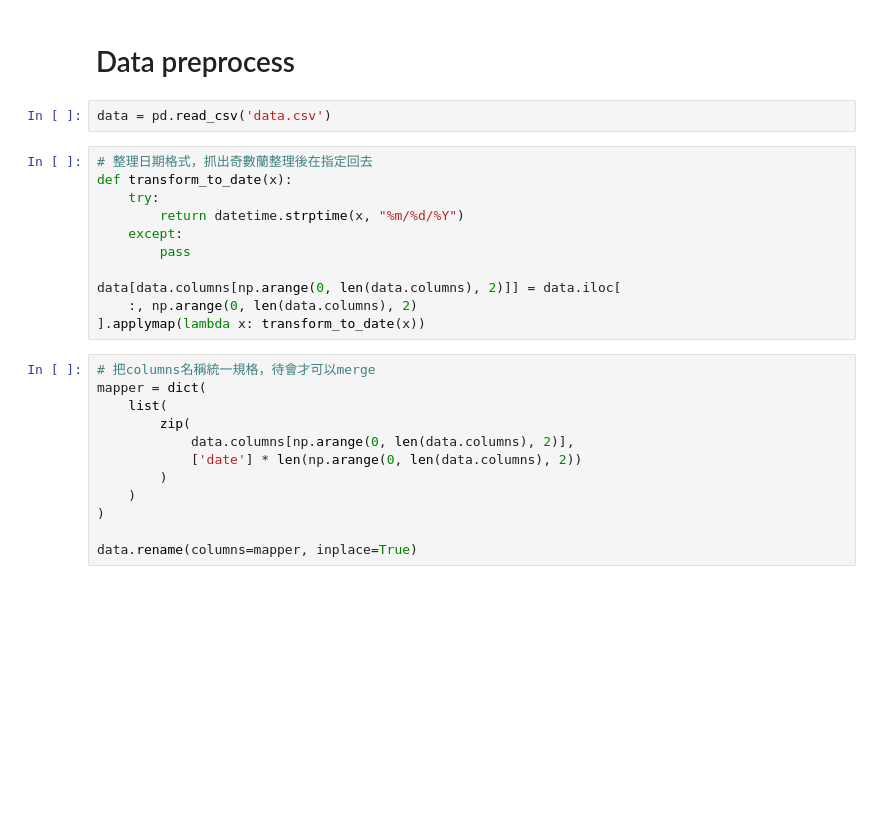
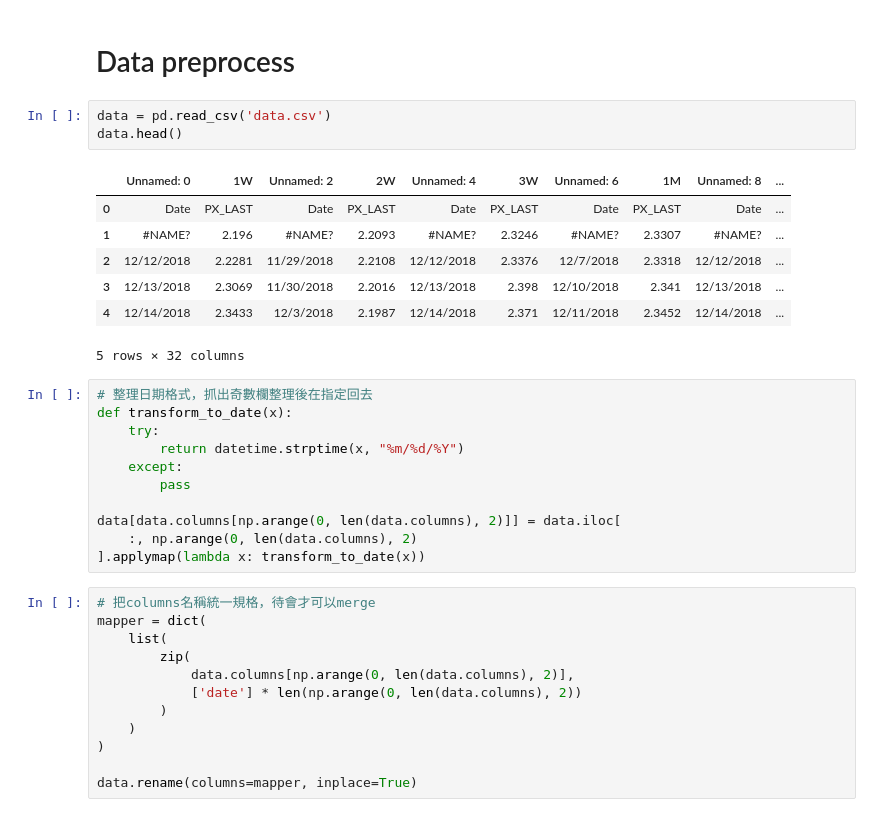
Before and after one commit to Andy-Liu66/Ad_hoc_task, a Jupyter notebook: Curve fitting/curve fitting.ipynb, the cells around one changed output. Cells and saved outputs as stored; diff of their text form; blank space fills up the shorter version.

```diff
--- a/Curve fitting/curve fitting.ipynb
+++ b/Curve fitting/curve fitting.ipynb
@@ -7,8 +7,17 @@ import matplotlib.pyplot as plt
 # Data preprocess
 # %%
 data = pd.read_csv('data.csv')
+data.head()
+# %% [output]
+|  | Unnamed: 0 | 1W | Unnamed: 2 | 2W | Unnamed: 4 | 3W | Unnamed: 6 | 1M | Unnamed: 8 | ... |
+| 0 | Date | PX_LAST | Date | PX_LAST | Date | PX_LAST | Date | PX_LAST | Date | ... |
+| 1 | #NAME? | 2.196 | #NAME? | 2.2093 | #NAME? | 2.3246 | #NAME? | 2.3307 | #NAME? | ... |
+| 2 | 12/12/2018 | 2.2281 | 11/29/2018 | 2.2108 | 12/12/2018 | 2.3376 | 12/7/2018 | 2.3318 | 12/12/2018 | ... |
+| 3 | 12/13/2018 | 2.3069 | 11/30/2018 | 2.2016 | 12/13/2018 | 2.398 | 12/10/2018 | 2.341 | 12/13/2018 | ... |
+| 4 | 12/14/2018 | 2.3433 | 12/3/2018 | 2.1987 | 12/14/2018 | 2.371 | 12/11/2018 | 2.3452 | 12/14/2018 | ... |
+5 rows × 32 columns
 # %%
-# 整理日期格式，抓出奇數蘭整理後在指定回去
+# 整理日期格式，抓出奇數欄整理後在指定回去
 def transform_to_date(x):
     try:
         return datetime.strptime(x, "%m/%d/%Y")
```
Also changed, not shown: parts of 8 cells of this notebook.
